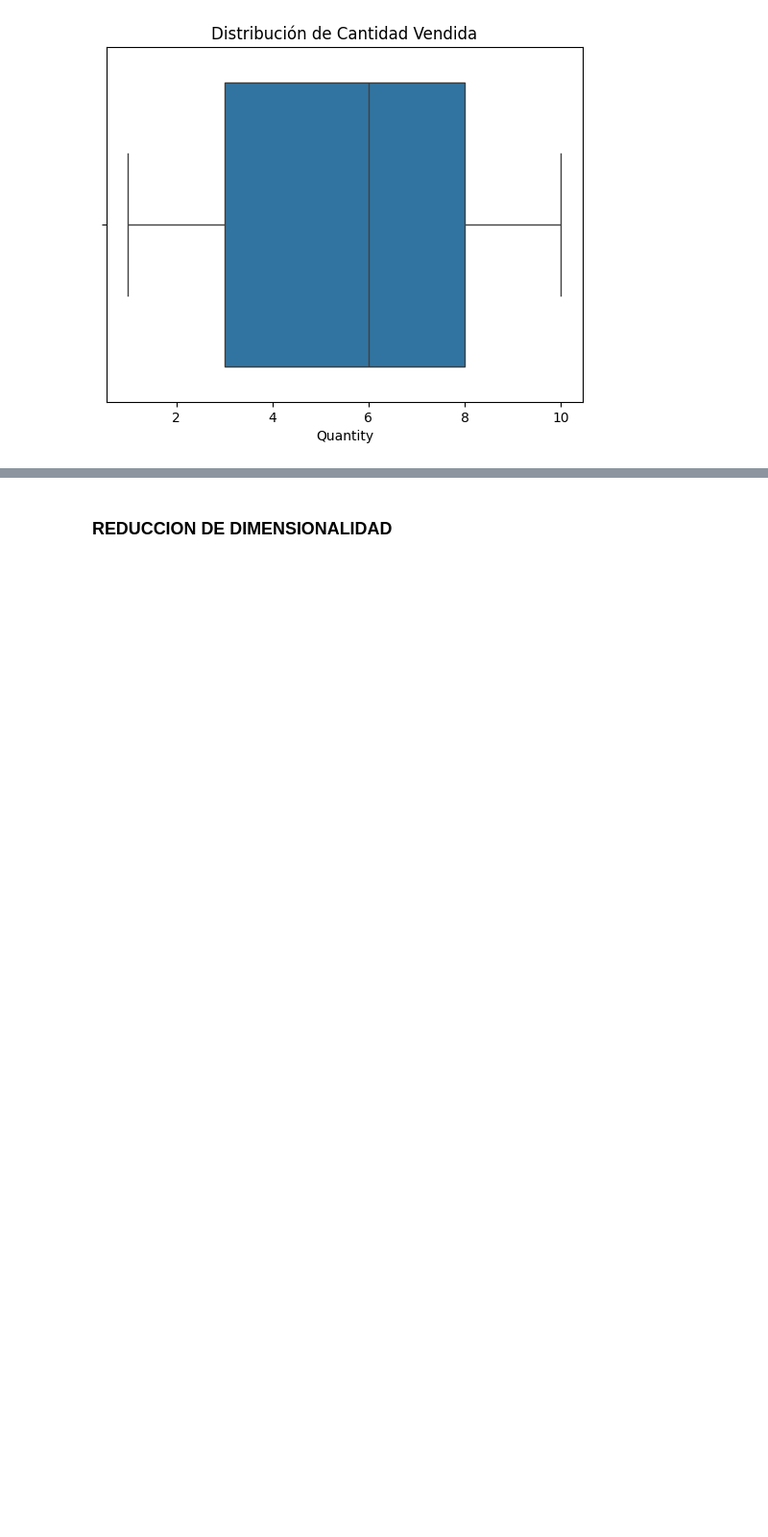
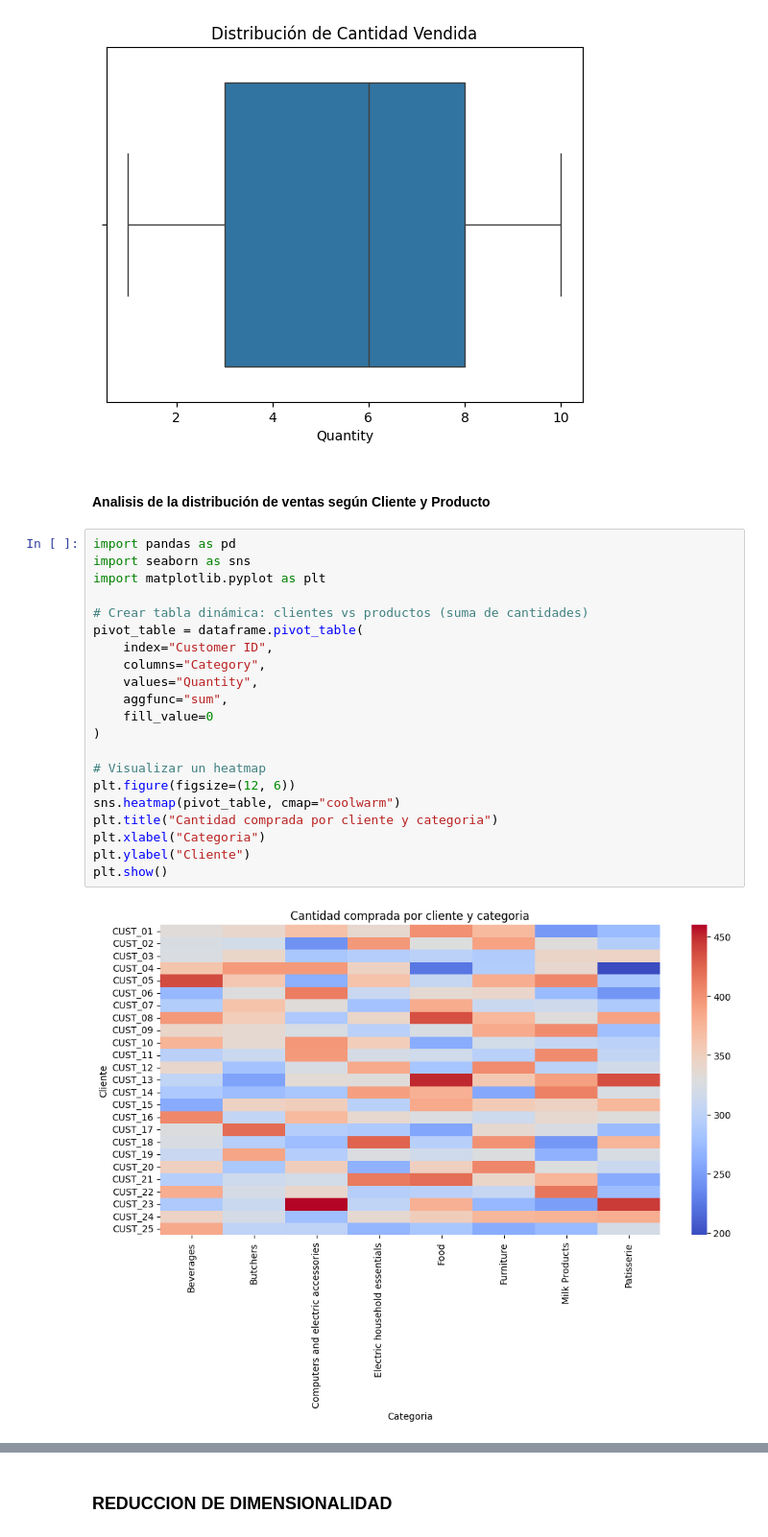
Before and after one commit to apizarroe/upc_datasciense_202502_grupo02, a Jupyter notebook: notebooks/preprocesamiento.ipynb, the cells around one changed output, grey strips where cells are left out. Shown: that part at 96% size. Cells and saved outputs as stored; diff of their text form; blank space fills up the shorter version.

```diff
--- a/notebooks/preprocesamiento.ipynb
+++ b/notebooks/preprocesamiento.ipynb
@@ -371,3 +371,28 @@ plt.title('Distribución de Cantidad Vendida')
 # %% [output]
 Text(0.5, 1.0, 'Distribución de Cantidad Vendida')
 [figure]
+# %% [markdown]
+#### Analisis de la distribución de ventas según Cliente y Producto
+# %%
+import pandas as pd
+import seaborn as sns
+import matplotlib.pyplot as plt
+
+# Crear tabla dinámica: clientes vs productos (suma de cantidades)
+pivot_table = dataframe.pivot_table(
+    index="Customer ID",
+    columns="Category",
+    values="Quantity",
+    aggfunc="sum",
+    fill_value=0
+)
+
+# Visualizar un heatmap
+plt.figure(figsize=(12, 6))
+sns.heatmap(pivot_table, cmap="coolwarm")
+plt.title("Cantidad comprada por cliente y categoria")
+plt.xlabel("Categoria")
+plt.ylabel("Cliente")
+plt.show()
+# %% [output]
+[figure, added]
```
Also changed, not shown: parts of 1 cell of this notebook.
